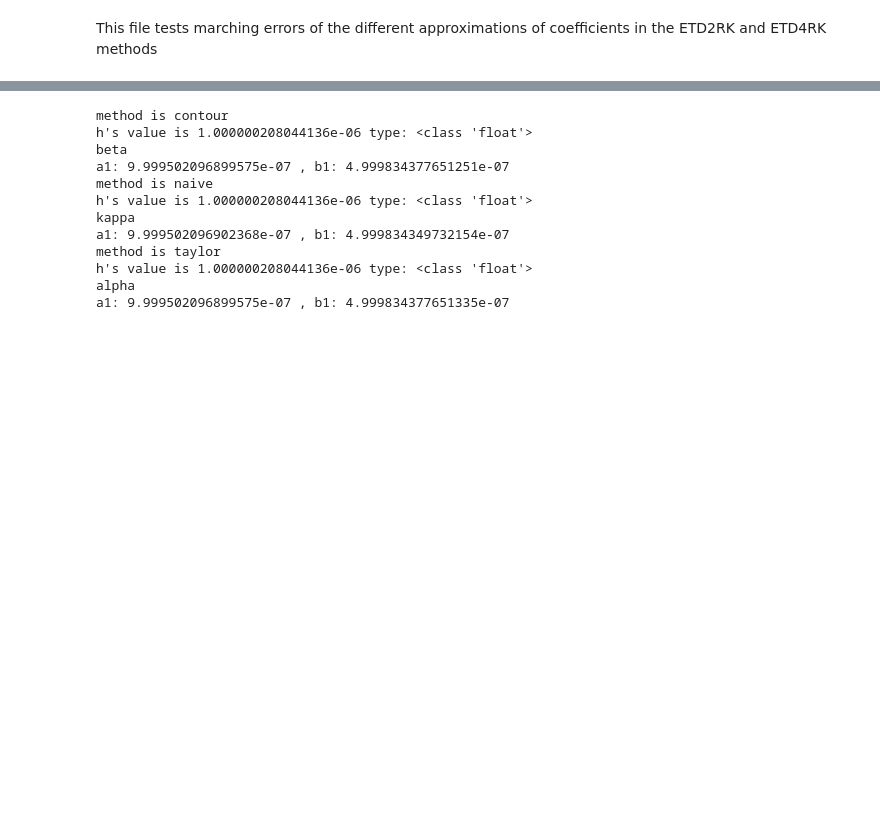
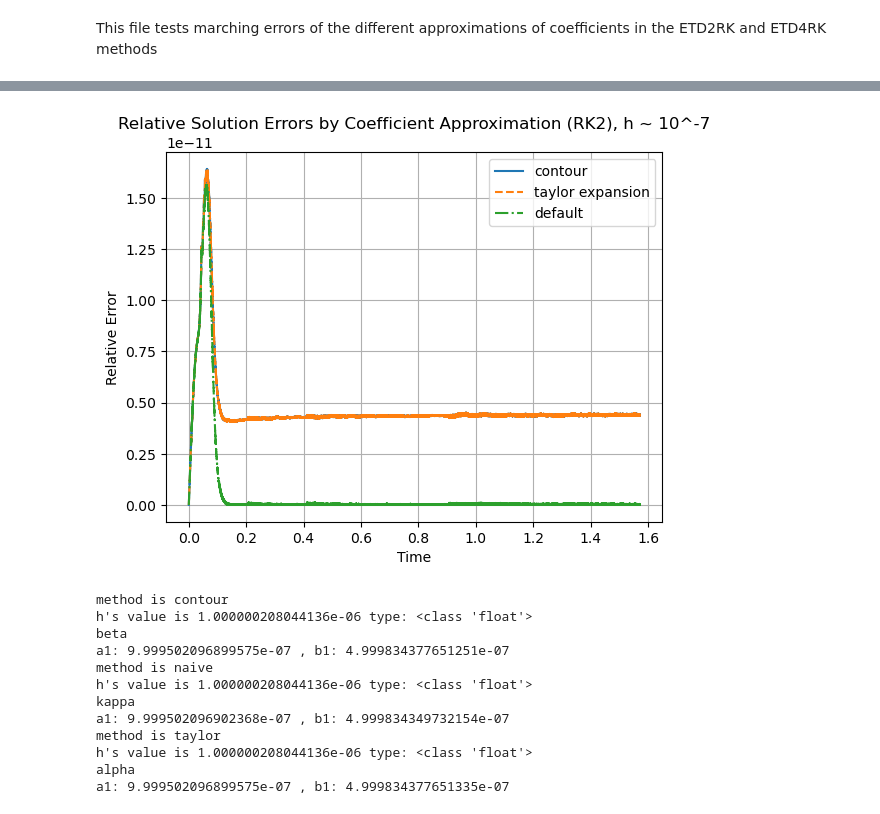
Before and after one commit to Gaffeyh/Research_Project, a Jupyter notebook: TimeMarchingErrors.ipynb, the cells around one changed output, grey strips where cells are left out. Cells and saved outputs as stored; diff of their text form; code cells hidden in the pictures; blank space fills up the shorter version.

```diff
--- a/TimeMarchingErrors.ipynb
+++ b/TimeMarchingErrors.ipynb
@@ -136,3 +143,19 @@ plt.grid()
+# %%
+skipper = int(x.size/16)
+
+xnew = x[skipper:]
+
+plt.plot(x,np.abs((y_contour - U_true(x,1))/U_true(x,1)), label = "contour")
+plt.plot(x,np.abs((y_taylor - U_true(x,1))/U_true(x,1)), label = "taylor expansion", linestyle = "--")
+plt.plot(x,np.abs((y_naive - U_true(x,1))/U_true(x,1)), label = "default", linestyle = "dashdot")
+
+plt.xlabel("Time")
+plt.ylabel("Relative Error")
+plt.title("Relative Solution Errors by Coefficient Approximation (RK2), h ~ 10^-7")
+plt.legend()
+plt.grid()
+# %% [output]
+[figure, added]
 # %%
 T = Total_Time = np.pi/2
 N = Number_of_Points = int((np.pi/2)*(10**(6)))
```
Also changed, not shown: parts of 4 cells of this notebook, 8 other files.
